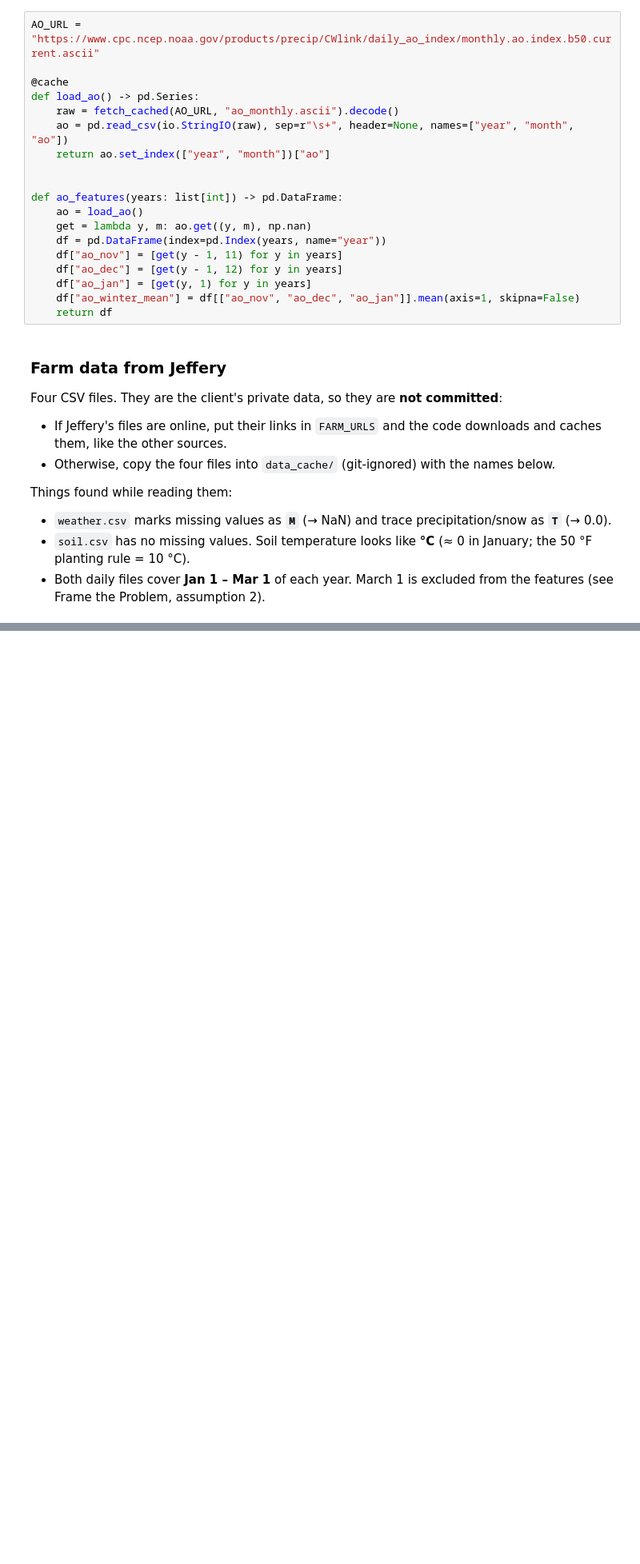
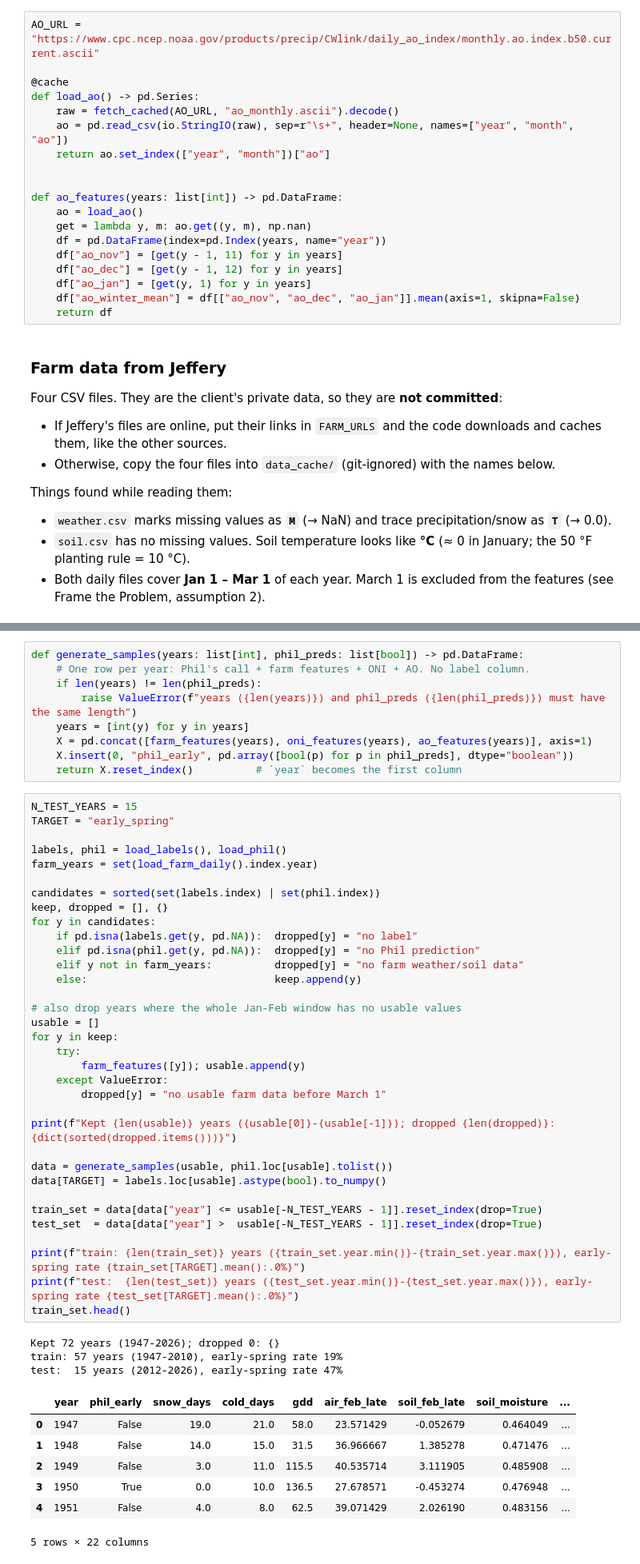
Before and after one commit to GLopezAngel/P1-Early-Spring-Ultron, a Jupyter notebook: Early Spring.ipynb, the cells around one changed output, grey strips where cells are left out. Shown at 80% size. Cells and saved outputs as stored; diff of their text form; blank space fills up the shorter version.

Commit message:
Created prepare the data step

```diff
--- a/Early Spring.ipynb
+++ b/Early Spring.ipynb
@@ -375,0 +415,54 @@ def load_phil() -> pd.Series:
+# %%
+def generate_samples(years: list[int], phil_preds: list[bool]) -> pd.DataFrame:
+    # One row per year: Phil's call + farm features + ONI + AO. No label column.
+    if len(years) != len(phil_preds):
+        raise ValueError(f"years ({len(years)}) and phil_preds ({len(phil_preds)}) must have the same length")
+    years = [int(y) for y in years]
+    X = pd.concat([farm_features(years), oni_features(years), ao_features(years)], axis=1)
+    X.insert(0, "phil_early", pd.array([bool(p) for p in phil_preds], dtype="boolean"))
+    return X.reset_index()          # `year` becomes the first column
+# %%
+N_TEST_YEARS = 15
+TARGET = "early_spring"
+
+labels, phil = load_labels(), load_phil()
+farm_years = set(load_farm_daily().index.year)
+
+candidates = sorted(set(labels.index) | set(phil.index))
+keep, dropped = [], {}
+for y in candidates:
+    if pd.isna(labels.get(y, pd.NA)):  dropped[y] = "no label"
+    elif pd.isna(phil.get(y, pd.NA)):  dropped[y] = "no Phil prediction"
+    elif y not in farm_years:          dropped[y] = "no farm weather/soil data"
+    else:                              keep.append(y)
+
+# also drop years where the whole Jan-Feb window has no usable values
+usable = []
+for y in keep:
+    try:
+        farm_features([y]); usable.append(y)
+    except ValueError:
+        dropped[y] = "no usable farm data before March 1"
+
+print(f"Kept {len(usable)} years ({usable[0]}-{usable[-1]}); dropped {len(dropped)}: {dict(sorted(dropped.items()))}")
+
+data = generate_samples(usable, phil.loc[usable].tolist())
+data[TARGET] = labels.loc[usable].astype(bool).to_numpy()
+
+train_set = data[data["year"] <= usable[-N_TEST_YEARS - 1]].reset_index(drop=True)
+test_set  = data[data["year"] >  usable[-N_TEST_YEARS - 1]].reset_index(drop=True)
+
+print(f"train: {len(train_set)} years ({train_set.year.min()}-{train_set.year.max()}), early-spring rate {train_set[TARGET].mean():.0%}")
+print(f"test:  {len(test_set)} years ({test_set.year.min()}-{test_set.year.max()}), early-spring rate {test_set[TARGET].mean():.0%}")
+train_set.head()
+# %% [output]
+Kept 72 years (1947-2026); dropped 0: {}
+train: 57 years (1947-2010), early-spring rate 19%
+test:  15 years (2012-2026), early-spring rate 47%
+|  | year | phil_early | snow_days | cold_days | gdd | air_feb_late | soil_feb_late | soil_moisture | ... |
+| 0 | 1947 | False | 19.0 | 21.0 | 58.0 | 23.571429 | -0.052679 | 0.464049 | ... |
+| 1 | 1948 | False | 14.0 | 15.0 | 31.5 | 36.966667 | 1.385278 | 0.471476 | ... |
+| 2 | 1949 | False | 3.0 | 11.0 | 115.5 | 40.535714 | 3.111905 | 0.485908 | ... |
+| 3 | 1950 | True | 0.0 | 10.0 | 136.5 | 27.678571 | -0.453274 | 0.476948 | ... |
+| 4 | 1951 | False | 4.0 | 8.0 | 62.5 | 39.071429 | 2.026190 | 0.483156 | ... |
+5 rows × 22 columns
```
Also changed, not shown: parts of 3 cells of this notebook.
